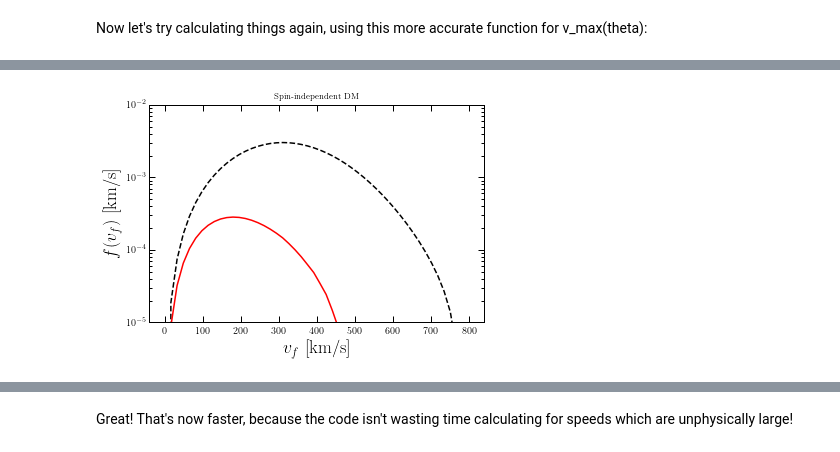
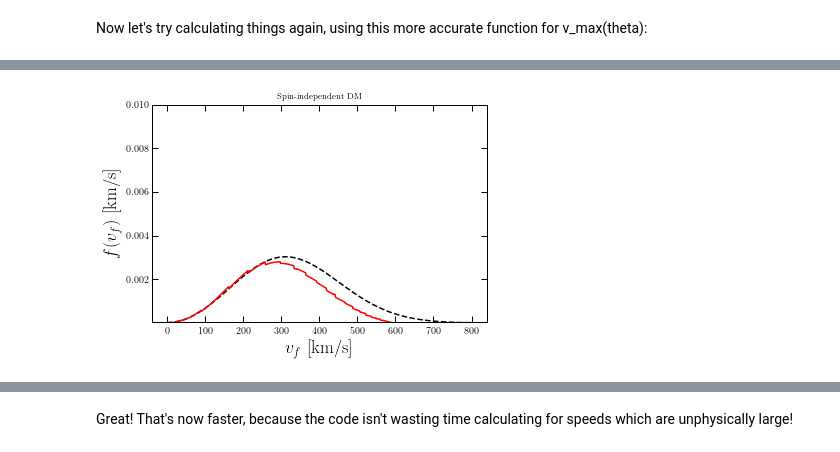
Before and after one commit to bradkav/verne, a Jupyter notebook: src/Example.ipynb, the cells around one changed output, grey strips where cells are left out. Saved outputs shown, nothing was run; the diff lists cells and outputs as text; code cells hidden in the pictures.

Commit message:
Initial commit

```diff
--- a/src/Example.ipynb
+++ b/src/Example.ipynb
@@ -24,6 +30,16 @@ plt.plot(v_list, MB.calcf_SHM(v_list))
 plt.show()
 # %% [output]
 [figure]
+# %%
+theta = np.linspace(0, np.pi, 200*100)
+gamma = np.pi
+
+
+res = 0.0*theta
+for i, t in enumerate(tqdm(theta)):
+    res[i] = MB.calcf_integ(0, t, gamma)
+
+#%time MB.calcf_integ(200, theta, gamma)
 # %% [markdown]
 Now let's try to calculate the velocity distribution $f(v)$ at one specific value of $v$, let's call it $v_1$:
 # %%
@@ -89,7 +114,10 @@ which can be solved to obtain $v$, the maximum initial velocity as a function of
 # %%
 #Let's fix a value of gamma and calculate for a range of theta
 #gamma = np.pi*126/180.0
-gamma = 0
+#gamma = np.pi*(1 - 0.0*1e-2)
+gamma = np.pi*(1 - 1.0*1e-3)
+#sig0 = 0.0
+sig0 = 1e-30
 
 Nvals = 501
 thetavals = np.linspace(0, np.pi, Nvals)
@@ -108,10 +136,10 @@ v_initial_max = (-b + np.sqrt(b**2 - 4*a*c))/(2.0*a)
         #Calculate the maximum final speed as a function of incoming angle theta
 v_final_max = 0.0*v_initial_max
 for i in range(Nvals):
-    v_final_max[i] = verne.calcVfinal_full(v_initial_max[i], thetavals[i],  depth=0, sigma_p=1e-30, m_x=1.0, interaction="SI", target="surface")
+    v_final_max[i] = verne.calcVfinal_full(v_initial_max[i], thetavals[i],  depth=1400, sigma_p=sig0, m_x=0.5, interaction="SI", target="full")
 
 #Now generate an interpolation function for v_final(theta):
-vmax_interp2 = interp1d(thetavals, v_final_max, kind='linear', bounds_error=False, fill_value=0)
+vmax_interp2 = interp1d(thetavals, 1.05*v_final_max, kind='linear', bounds_error=False, fill_value=0)
 # %%
 plt.figure()
 
@@ -140,17 +162,39 @@ Wall time: 18.6 s
+# %%
+v_list_i = np.linspace(0, 800, 50)
+
+Nv1 = 200
+Nv2 = 300
+Nv3 = 480
+
+v_th = 20.0
+vmax = np.max(v_final_max)
+v_list = np.logspace(np.log10(v_th), np.log10(0.25*vmax), Nv1)    #20
+v_list = np.append(v_list, np.linspace(0.15*vmax, 0.6*vmax*1.05, Nv2)) #40
+v_list = np.append(v_list, np.linspace(0.61*vmax, 0.999*vmax*1.05, Nv3))
+v_list = np.append(v_list, 0.99*v_th)
+v_list = np.sort(v_list)
+# %%
+f_final_SI_list = 0.0*v_list
+#print(v_list)
+for i in tqdm(range(len(v_list))):
+    v = v_list[i]
+    f_final_SI_list[i] = verne.CalcF(v, gamma=gamma, depth=100, sigma_p=sig0, m_x=1.0, target="full", vmax_interp=vmax_interp2, interaction="SI")
+    #print(f_final_SI_list[i])
+#%time f_final_SI_list = [verne.CalcF(v, gamma=gamma, depth=1400, sigma_p=300e-36, m_x=0.5, target="full", vmax_interp=vmax_interp2, interaction="SI") for v in v_list]
 # %%
 plt.figure()
 
-plt.semilogy(v_list, MB.calcf_SHM(v_list), 'k--', label='SHM (unperturbed)')
+plt.plot(v_list_i, MB.calcf_SHM(v_list_i), 'k--', label='SHM (unperturbed)')
 #plt.plot(v_list, f_final_list, 'b-')
 plt.plot(v_list, f_final_SI_list, 'r-')
 
 plt.xlabel(r"$v_f$ [km/s]")
 plt.ylabel(r"$f(v_f)$ [km/s]")
 
 plt.title("Spin-independent DM")
 
 
 plt.ylim(1e-5, 1e-2)
 plt.show()
 # %% [output]
-[figure, old version]
+[figure, new version]
```
Also changed, not shown: parts of 12 cells of this notebook, 4 other files.
